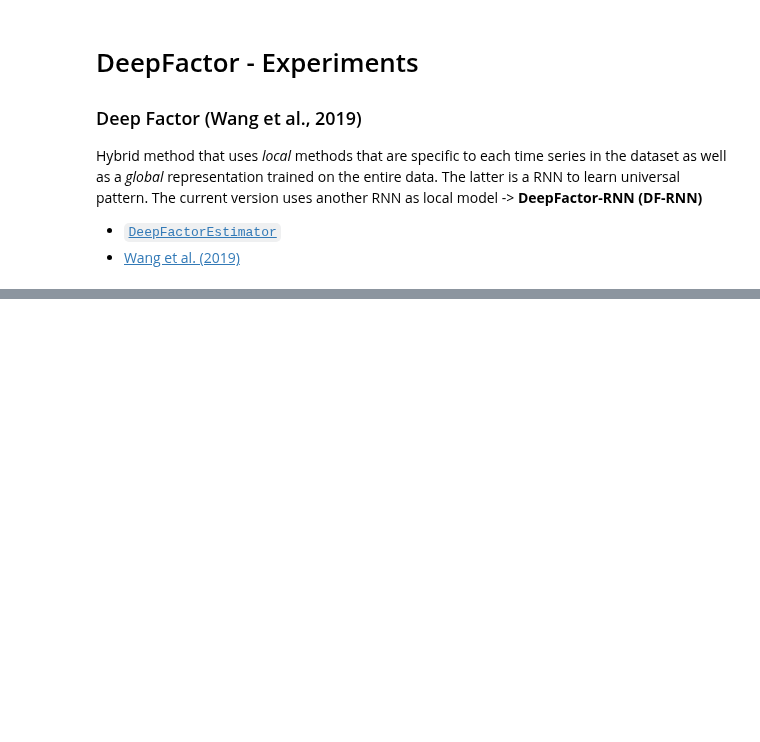
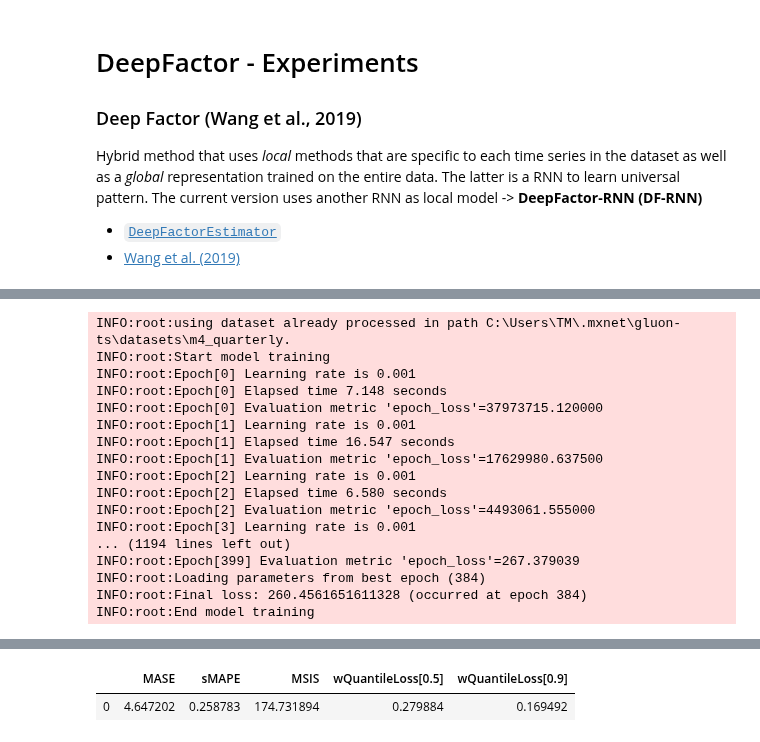
Before and after one commit to tm1611/RNN-for-Time-Series, a Jupyter notebook: DeepFactor01-DeepFactor_experiments_with_gluonts.ipynb, the cells around one changed output, grey strips where cells are left out. Drawn from its saved outputs; the diff is of its cells as text; code cells hidden in the pictures; blank space fills up the shorter version.

```diff
--- a/DeepFactor01-DeepFactor_experiments_with_gluonts.ipynb
+++ b/DeepFactor01-DeepFactor_experiments_with_gluonts.ipynb
@@ -139,0 +127,23 @@ GluonTSDataError: Encountered invalid loss value! Try reducing the learning rate
+# %%
+%%time
+if __name__ == "__main__":
+    df = main(seed=42, data="m4_quarterly", epochs=400, batches=100)
+df
+# %% [output]
+INFO:root:using dataset already processed in path C:\Users\TM\.mxnet\gluon-ts\datasets\m4_quarterly.
+INFO:root:Start model training
+INFO:root:Epoch[0] Learning rate is 0.001
+INFO:root:Epoch[0] Elapsed time 7.148 seconds
+INFO:root:Epoch[0] Evaluation metric 'epoch_loss'=37973715.120000
+INFO:root:Epoch[1] Learning rate is 0.001
+INFO:root:Epoch[1] Elapsed time 16.547 seconds
+INFO:root:Epoch[1] Evaluation metric 'epoch_loss'=17629980.637500
+INFO:root:Epoch[2] Learning rate is 0.001
+INFO:root:Epoch[2] Elapsed time 6.580 seconds
+INFO:root:Epoch[2] Evaluation metric 'epoch_loss'=4493061.555000
+INFO:root:Epoch[3] Learning rate is 0.001
+... (1194 lines left out)
+INFO:root:Epoch[399] Evaluation metric 'epoch_loss'=267.379039
+INFO:root:Loading parameters from best epoch (384)
+INFO:root:Final loss: 260.4561651611328 (occurred at epoch 384)
+INFO:root:End model training
@@ -139,0 +151,2 @@ GluonTSDataError: Encountered invalid loss value! Try reducing the learning rate
+|  | MASE | sMAPE | MSIS | wQuantileLoss[0.5] | wQuantileLoss[0.9] |
+| 0 | 4.647202 | 0.258783 | 174.731894 | 0.279884 | 0.169492 |
```
Also changed, not shown: parts of 10 cells of this notebook, 7 other files.
